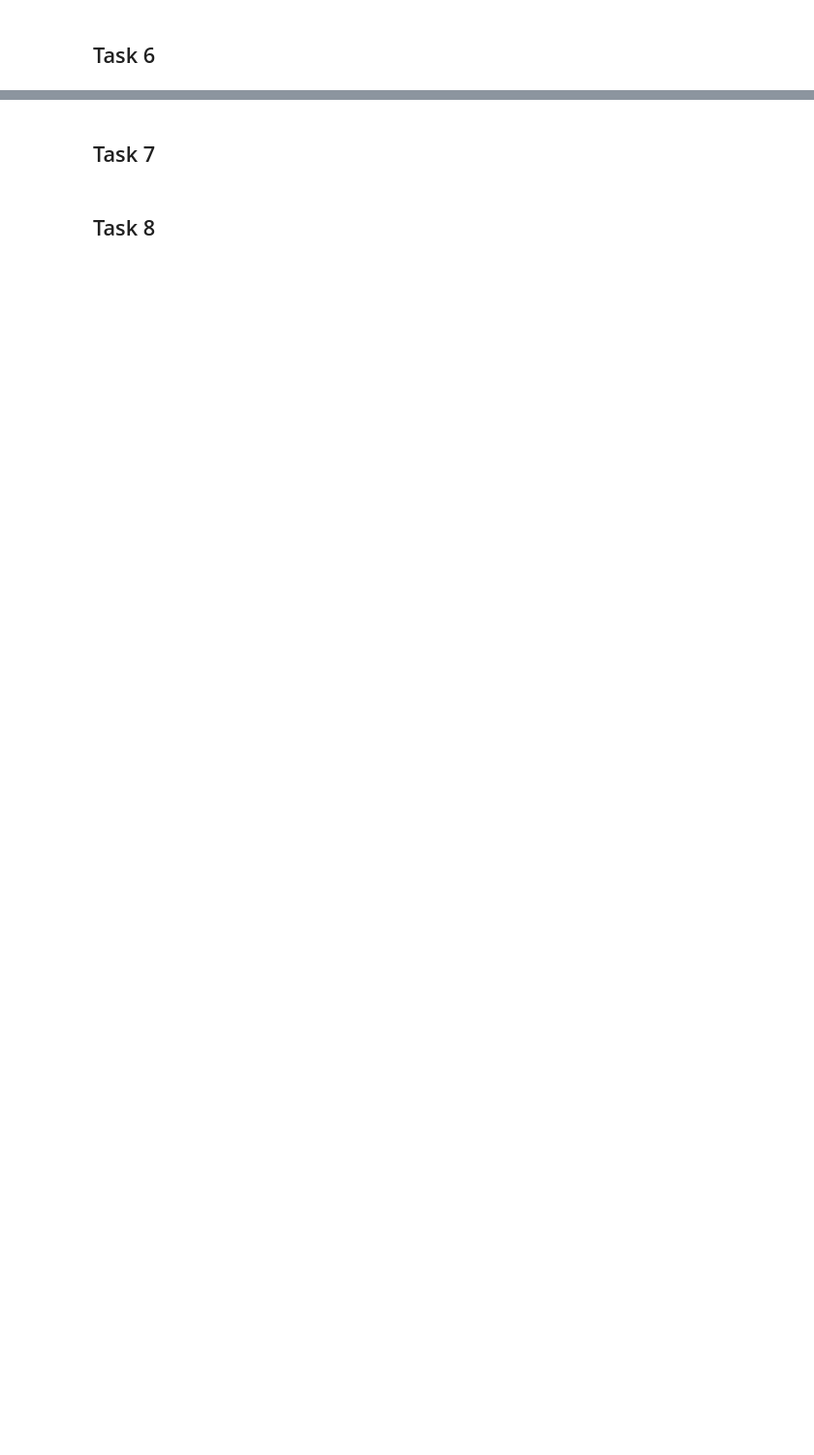
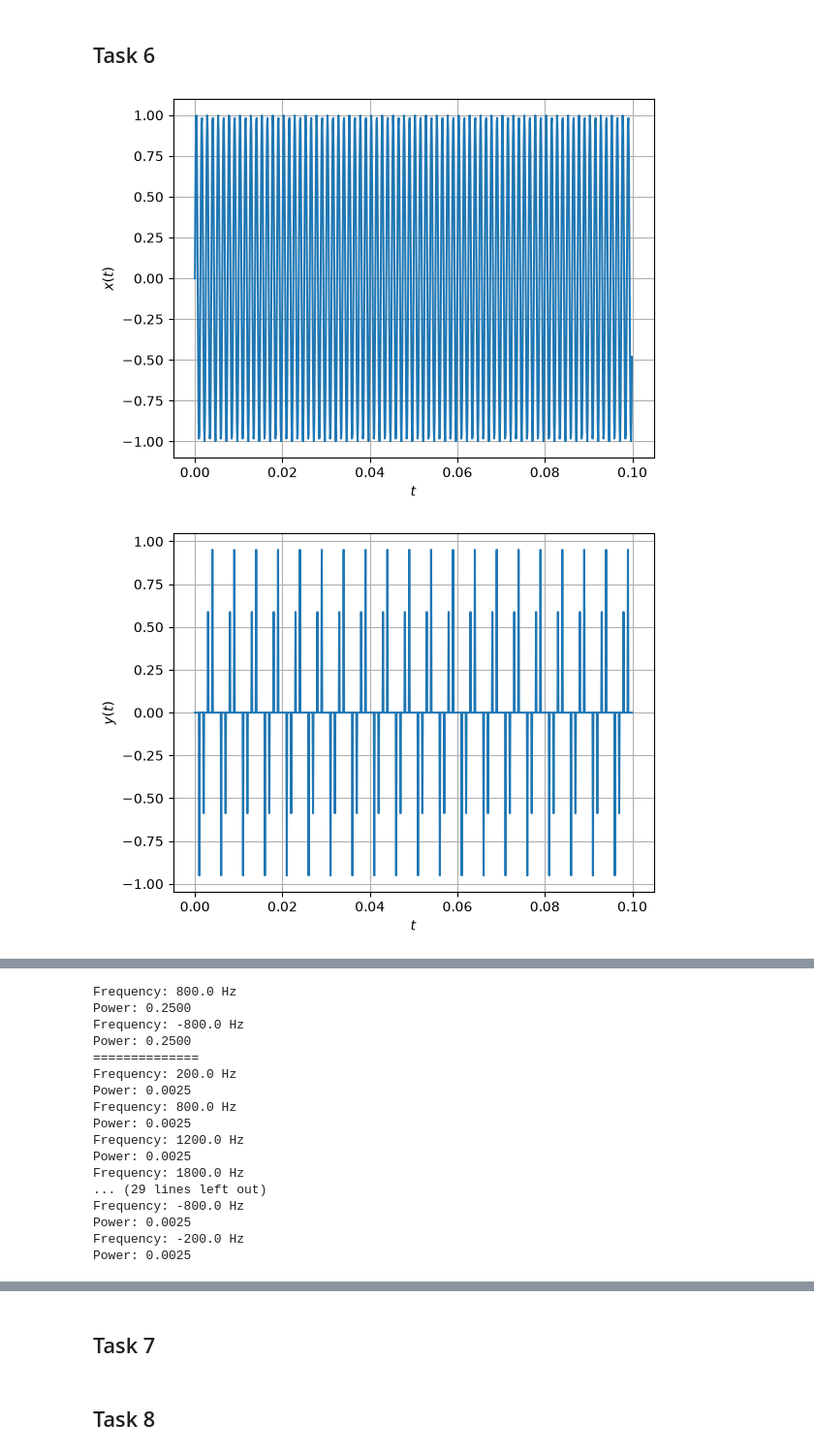
Before and after one commit to davgal27/Signal-Analysis, a Jupyter notebook: DSP-Sampling-Theorem/Practical-1.ipynb, the cells around one changed output, grey strips where cells are left out. Shown at 97% size. Drawn from its saved outputs; the diff is of its cells as text; code cells hidden in the pictures; blank space fills up the shorter version.

```diff
--- a/DSP-Sampling-Theorem/Practical-1.ipynb
+++ b/DSP-Sampling-Theorem/Practical-1.ipynb
@@ -69,2 +184,63 @@ plt.show()
 # %% [markdown]
 ## Task 6
+# %%
+# Change the sine wave to 800 Hz
+x = np.sin(2 * np.pi * 800 * t)
+
+# Sample the new sine wave
+y = x * p
+
+# Recalculate the power spectra
+X = fft(x) / N
+Xp = np.abs(X) ** 2
+
+Y = fft(y) / N
+Yp = np.abs(Y) ** 2
+
+
+# Repeat task 5 :
+
+# Time domain plots:
+fig, ax = plt.subplots()
+ax.plot(t, x)
+ax.set_xlabel('$t$')
+ax.set_ylabel('$x(t)$')
+ax.grid(True)
+plt.show()
+
+fig, ax = plt.subplots()
+ax.plot(t, y)
+ax.set_xlabel('$t$')
+ax.set_ylabel('$y(t)$')
+ax.grid(True)
+plt.show()
+
+# Power spectrum plots:
+fig, ax = plt.subplots()
+ax.stem(F, Yp)
+ax.set_xlabel('$F$')
+ax.set_ylabel('$|Y(F)|^2$')
+ax.grid(True)
+plt.show()
+
+fig, ax = plt.subplots()
+ax.stem(F, Xp)
+ax.set_xlabel('$F$')
+ax.set_ylabel('$|X(F)|^2$')
+ax.grid(True)
+plt.show()
+
+for i in range(N):
+    if Xp[i] > 0.0001:
+        print("Frequency:", F[i], "Hz")
+        print(f"Power: {Xp[i]:.4f}")
+
+print("==============")
+
+for i in range(N):
+    if Yp[i] > 0.0001:
+        print("Frequency:", F[i], "Hz")
+        print(f"Power: {Yp[i]:.4f}")
+# %% [output]
+[figure, added]
+[figure, added]
@@ -70,0 +249,17 @@ plt.show()
+Frequency: 800.0 Hz
+Power: 0.2500
+Frequency: -800.0 Hz
+Power: 0.2500
+==============
+Frequency: 200.0 Hz
+Power: 0.0025
+Frequency: 800.0 Hz
+Power: 0.0025
+Frequency: 1200.0 Hz
+Power: 0.0025
+Frequency: 1800.0 Hz
+... (29 lines left out)
+Frequency: -800.0 Hz
+Power: 0.0025
+Frequency: -200.0 Hz
+Power: 0.0025
```
Also changed, not shown: parts of 11 cells of this notebook.
